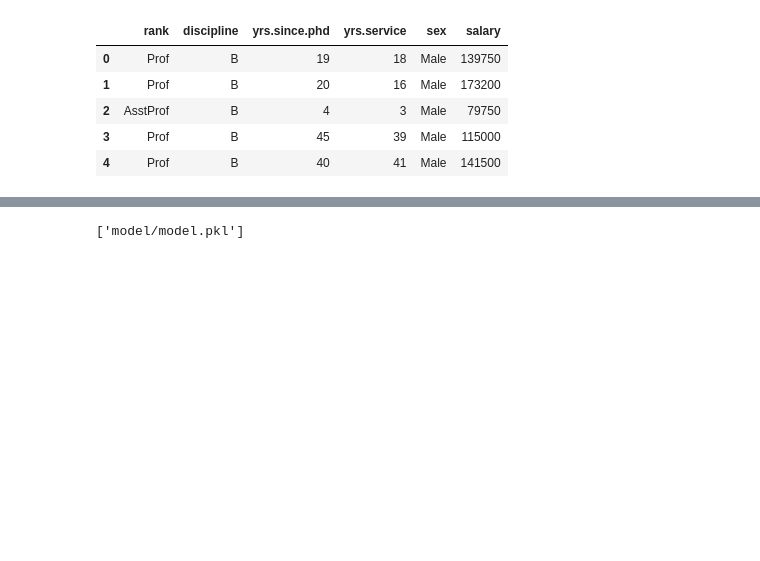
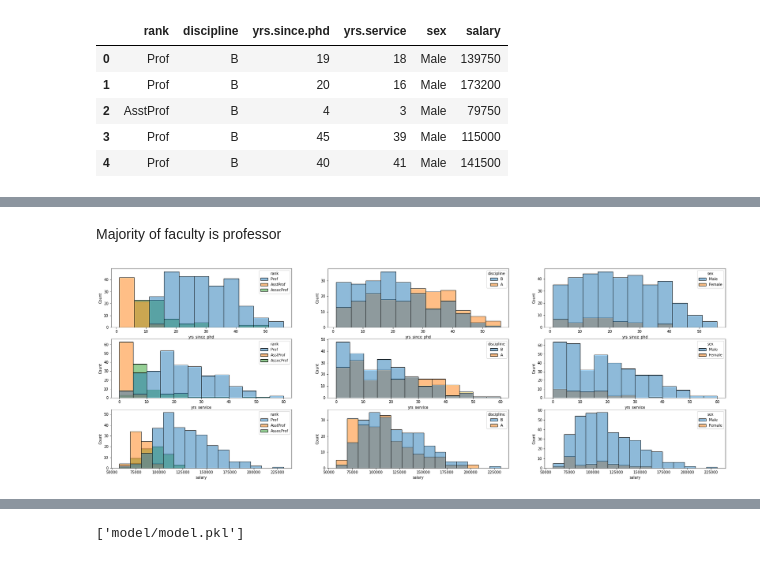
Before and after one commit to irtizak/salaries, a Jupyter notebook: Untitled.ipynb, the cells around one changed output, grey strips where cells are left out. Drawn from its saved outputs; the diff is of its cells as text; code cells hidden in the pictures; blank space fills up the shorter version.

```diff
--- a/Untitled.ipynb
+++ b/Untitled.ipynb
@@ -42,0 +87,13 @@ reg.predict(df[['yrs.since.phd', 'yrs.service']])[0]
+# %% [markdown]
+Majority of faculty is professor
+# %%
+# Plot numerical variables
+fig, ax = plt.subplots(3, 3)
+fig.set_size_inches(30, 10)
+val_clrs = ['skyblue', 'olive', 'gold']
+
+for i in range(3):
+    for j in range(3):
+        sns.histplot(data=df, x = num_vars[i], hue = cat_vars[j], ax=ax[i, j])
+# %% [output]
+[figure, added]
```
Also changed, not shown: parts of 52 cells of this notebook, 3 other files.
